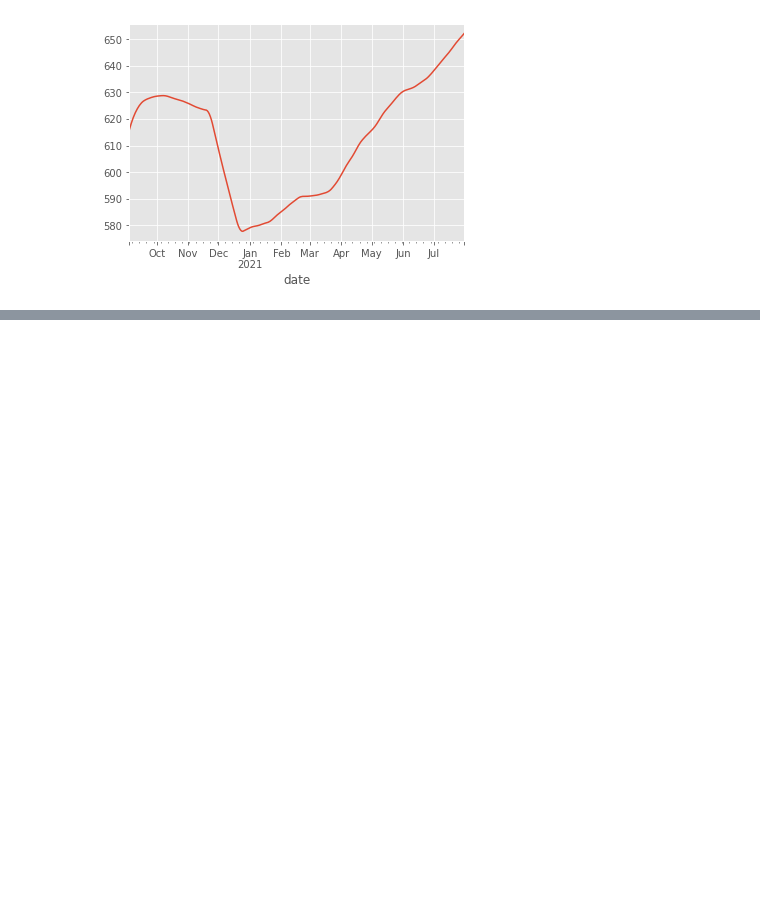
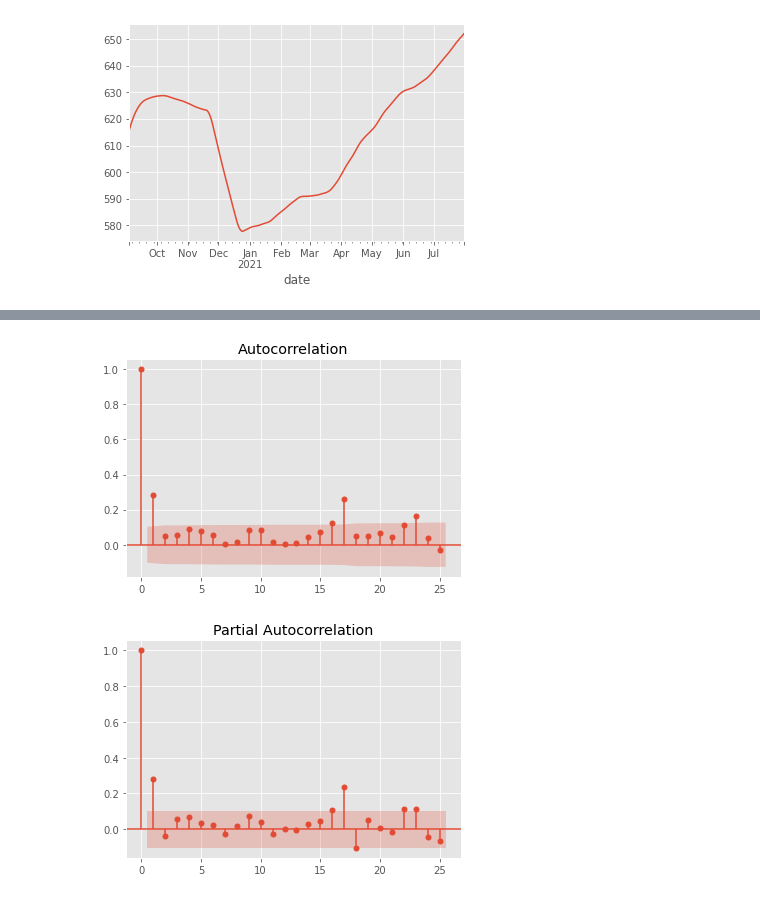
Before and after one commit to FooQoo/time-series-py, a Jupyter notebook: adhoc.ipynb, the cells around one changed output, grey strips where cells are left out. Drawn from its saved outputs; the diff is of its cells as text; code cells hidden in the pictures; blank space fills up the shorter version.

```diff
--- a/adhoc.ipynb
+++ b/adhoc.ipynb
@@ -156,0 +200,7 @@ plotMovingAverage(df.mutual_friends_count)
+# %%
+# 新規フォロワー数のcorrelogram
+fig = sm.graphics.tsa.plot_acf(df.create_follower_count, lags=25)
+fig = sm.graphics.tsa.plot_pacf(df.create_follower_count, lags=25)
+# %% [output]
+[figure, added]
+[figure, added]
```
Also changed, not shown: parts of 12 cells of this notebook, 2 other files.
